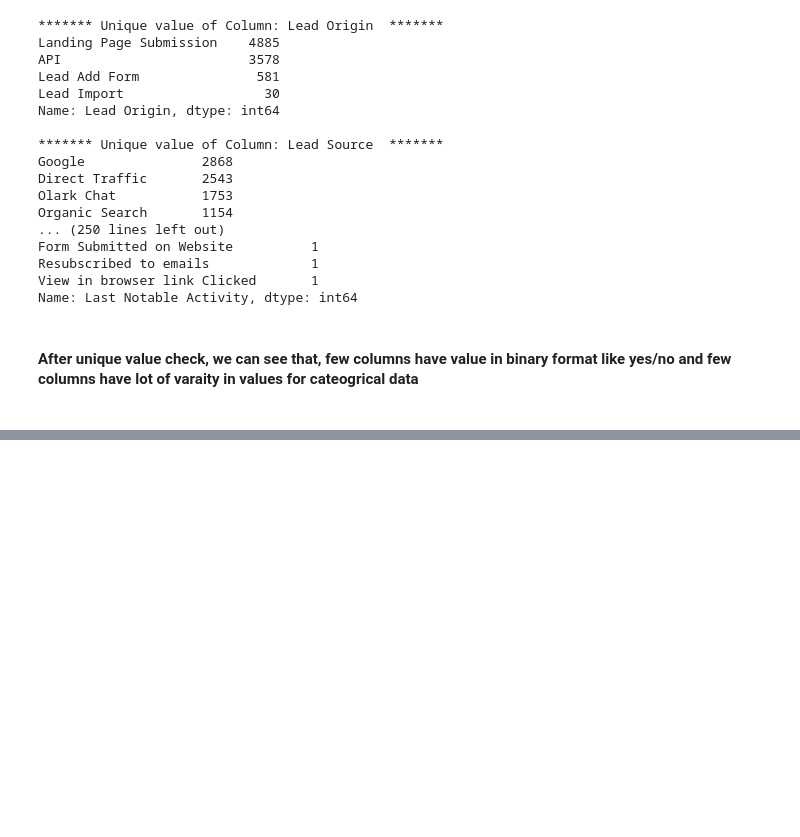
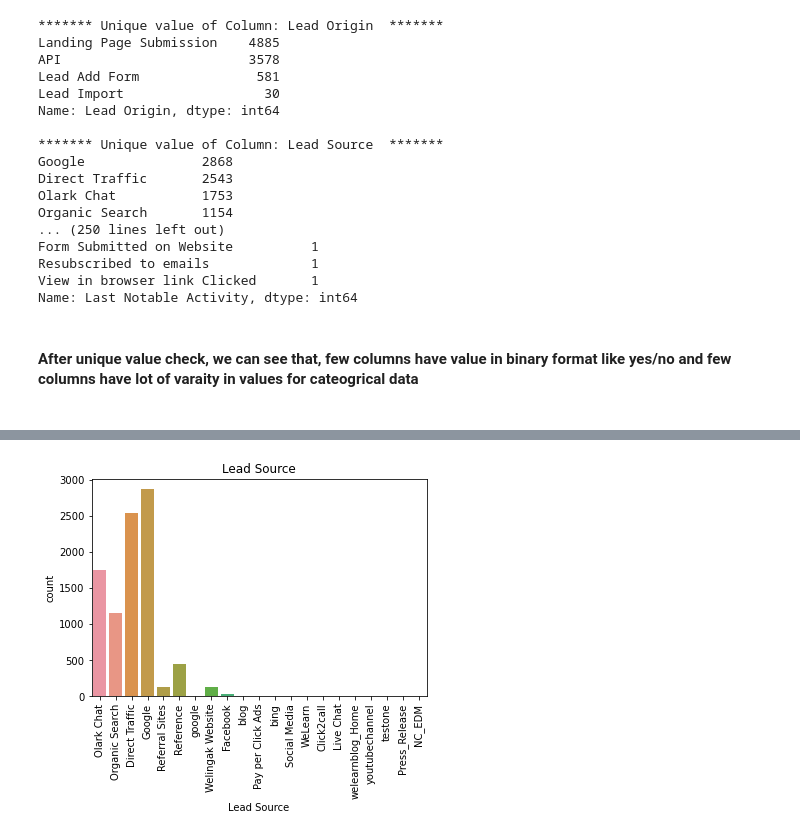
Before and after one commit to rohitmishra6300/leadScoreCaseStudy, a Jupyter notebook: scoreModel.ipynb, the cells around one changed output, grey strips where cells are left out. Drawn from its saved outputs; the diff is of its cells as text; code cells hidden in the pictures; blank space fills up the shorter version.

```diff
--- a/scoreModel.ipynb
+++ b/scoreModel.ipynb
@@ -317,0 +416,6 @@ Name: Last Notable Activity, dtype: int64
+# %%
+sns.countplot(leadDf['Lead Source']).tick_params(axis='x', rotation = 90)
+plt.title('Lead Source')
+plt.show()
+# %% [output]
+[figure, added]
```
Also changed, not shown: parts of 160 cells of this notebook.
